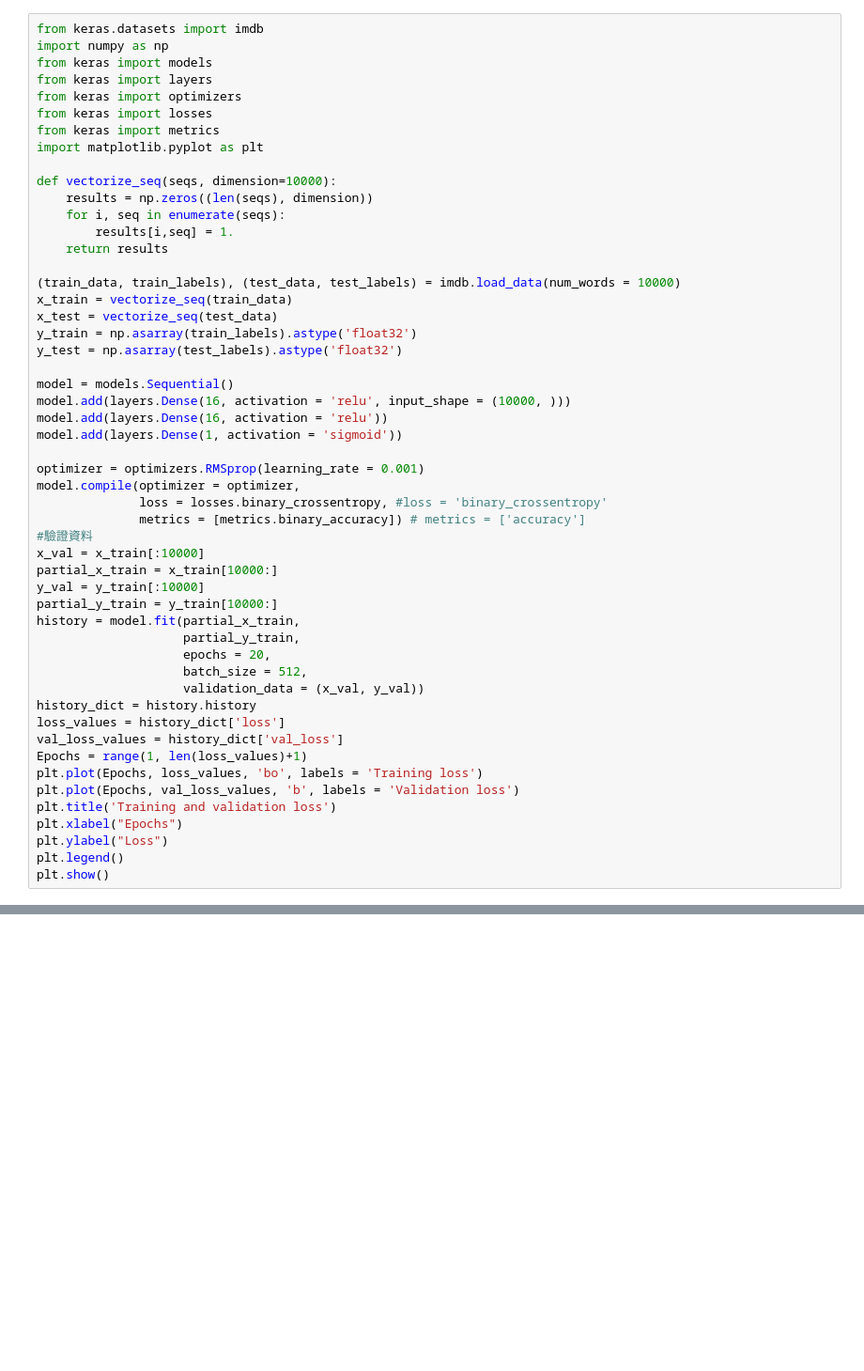
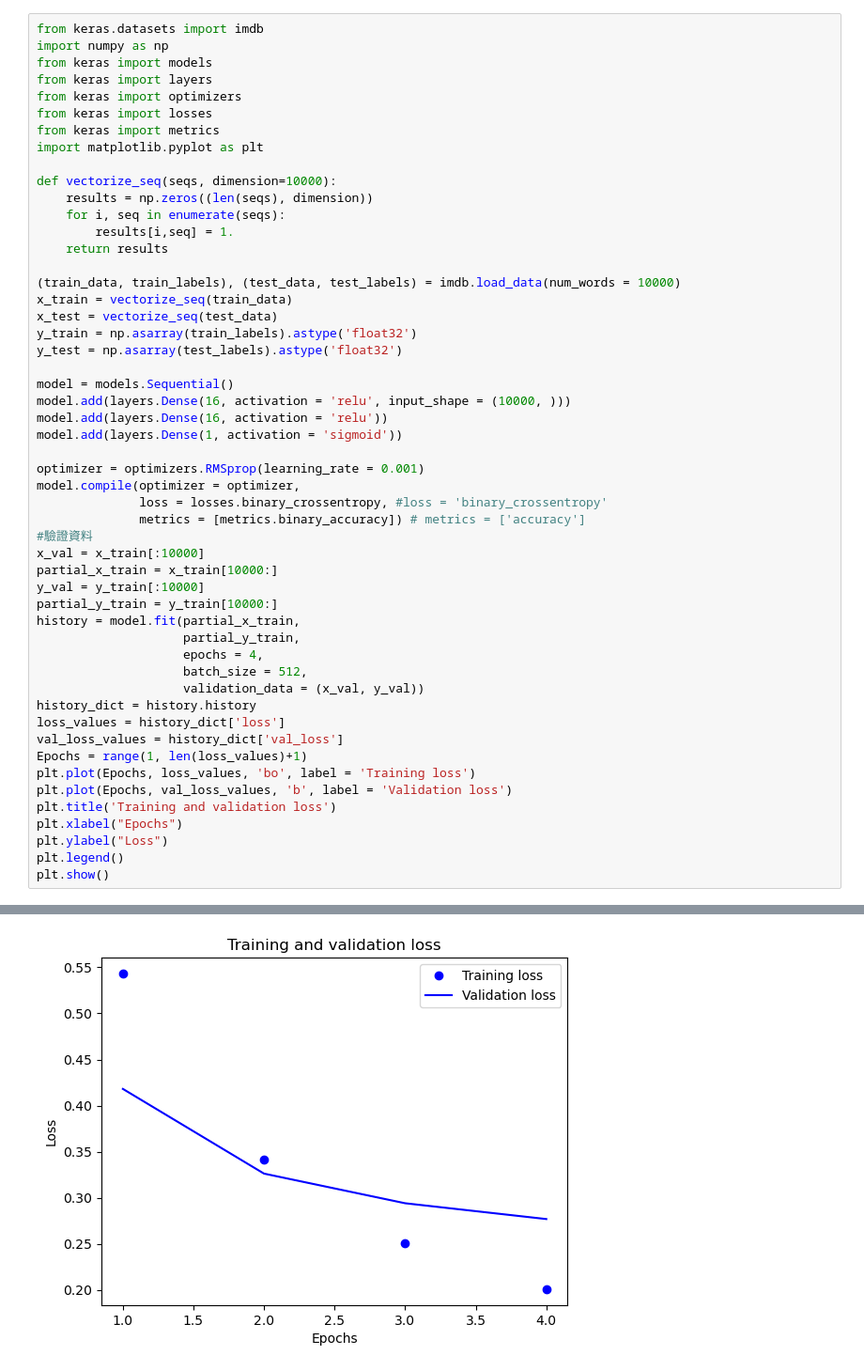
Before and after one commit to Ian19420/machine_learning_2th, a Jupyter notebook: second.ipynb, the cells around one changed output, grey strips where cells are left out. Shown: that part at 94% size. Saved outputs shown, nothing was run; the diff lists cells and outputs as text; blank space fills up the shorter version.

```diff
--- a/second.ipynb
+++ b/second.ipynb
@@ -36,15 +36,15 @@ y_val = y_train[:10000]
 partial_y_train = y_train[10000:]
 history = model.fit(partial_x_train,
                     partial_y_train,
-                    epochs = 20,
+                    epochs = 4,
                     batch_size = 512,
                     validation_data = (x_val, y_val))
 history_dict = history.history
 loss_values = history_dict['loss']
 val_loss_values = history_dict['val_loss']
 Epochs = range(1, len(loss_values)+1)
-plt.plot(Epochs, loss_values, 'bo', labels = 'Training loss')
-plt.plot(Epochs, val_loss_values, 'b', labels = 'Validation loss')
+plt.plot(Epochs, loss_values, 'bo', label = 'Training loss')
+plt.plot(Epochs, val_loss_values, 'b', label = 'Validation loss')
 plt.title('Training and validation loss')
 plt.xlabel("Epochs")
 plt.ylabel("Loss")
@@ -58,2 +62,3 @@ To enable the following instructions: AVX2, in other operations, rebuild TensorF
+[figure, added]
 # %%
 plt.clf()
```
Also changed, not shown: parts of 3 cells of this notebook.
